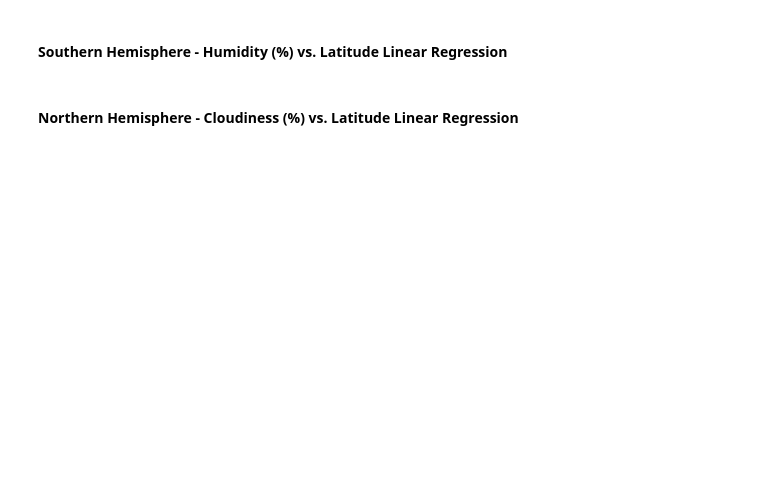
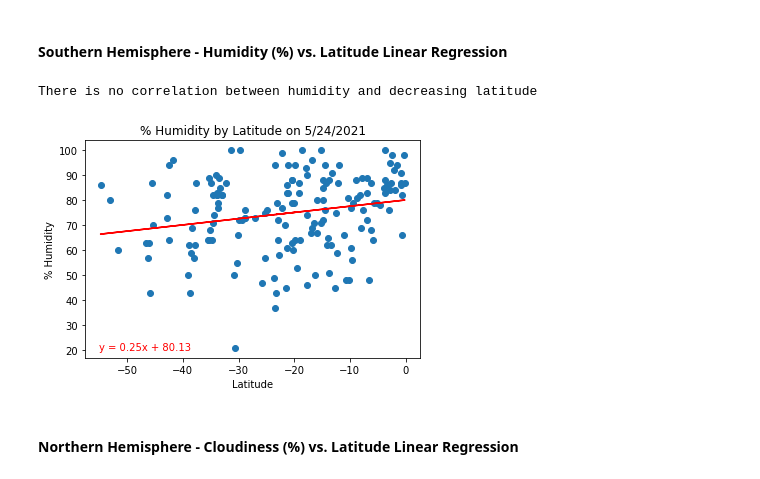
Before and after one commit to dany-roman/weather_analysis, a Jupyter notebook: WeatherPy.ipynb, the cells around one changed output. Saved outputs shown, nothing was run; the diff lists cells and outputs as text; code cells hidden in the pictures; blank space fills up the shorter version.

```diff
--- a/WeatherPy.ipynb
+++ b/WeatherPy.ipynb
@@ -219,4 +286,26 @@ plt.show()
 # %% [markdown]
 ####  Southern Hemisphere - Humidity (%) vs. Latitude Linear Regression
+# %%
+s_hemisphere = city_weather[city_weather['City_Latitude'] < 0]
+Latitude = s_hemisphere['City_Latitude']
+Humidity = s_hemisphere['Humidity']
+
+plt.xlabel('Latitude')
+plt.ylabel('% Humidity')
+plt.title('% Humidity by Latitude on 5/24/2021')
+
+x_values = Latitude
+y_values = Humidity
+(slope, intercept, rvalue, pvalue, stderr) = linregress(x_values, y_values)
+regress_values = x_values * slope + intercept
+line_eq = "y = " + str(round(slope,2)) + "x + " + str(round(intercept,2))
+plt.scatter(x_values,y_values)
+plt.plot(x_values,regress_values,"r-")
+plt.annotate(line_eq,(-55,20),fontsize=10,color="red")
+
+print('There is no correlation between humidity and decreasing latitude')
+# %% [output]
+There is no correlation between humidity and decreasing latitude
+[figure, added]
 # %% [markdown]
 ####  Northern Hemisphere - Cloudiness (%) vs. Latitude Linear Regression
```
Also changed, not shown: parts of 16 cells of this notebook, 13 other files.
